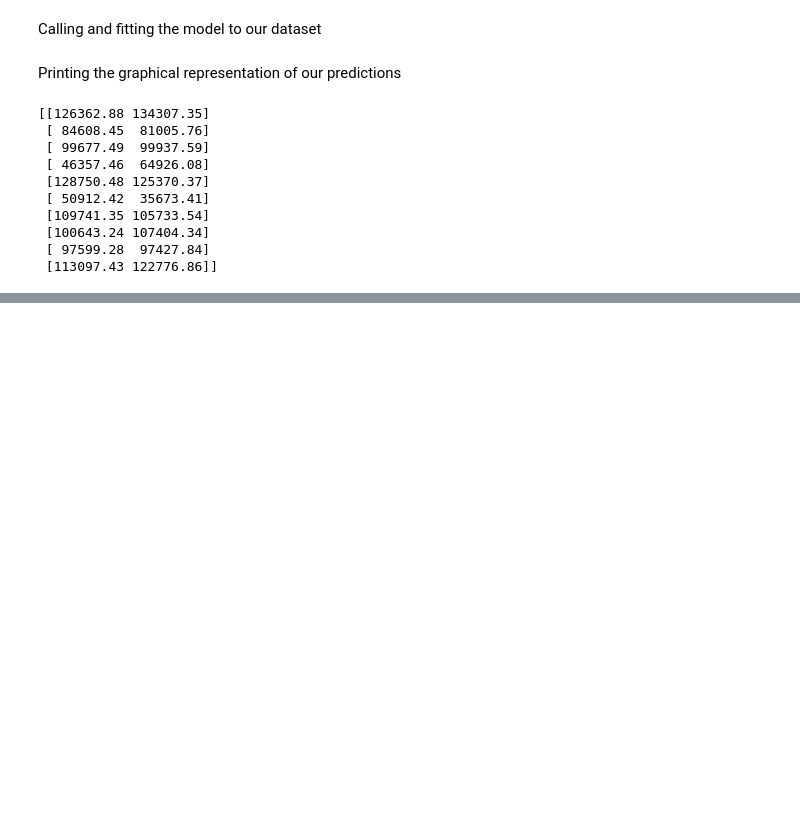
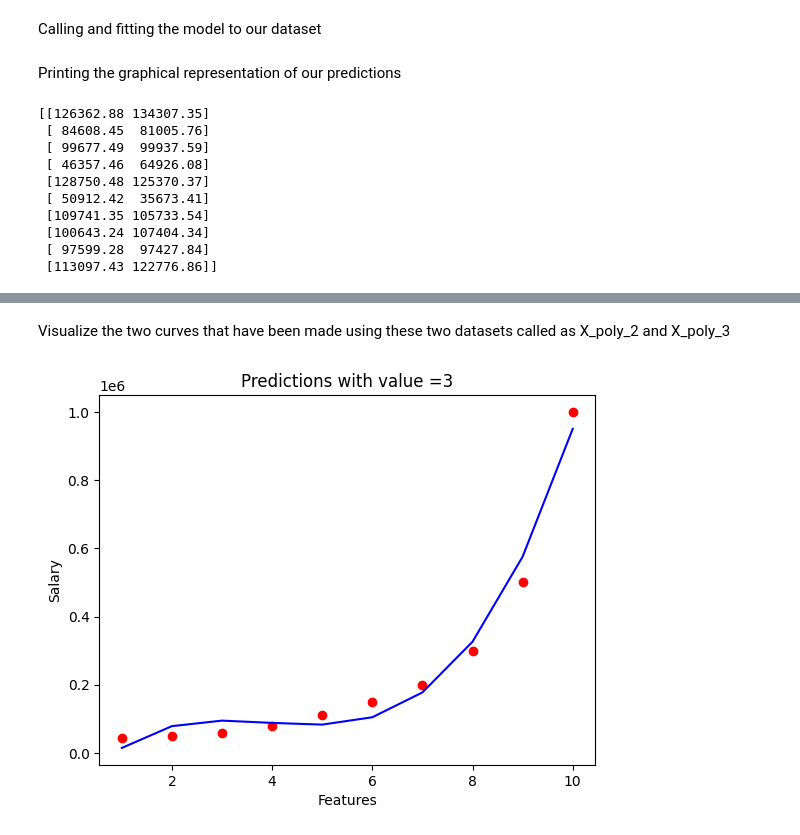
Before and after one commit to Nikhil-Patil-Web/MachineLearningTutorials, a Jupyter notebook: CodeAlongFile.ipynb, the cells around one changed output, grey strips where cells are left out. Drawn from its saved outputs; the diff is of its cells as text; code cells hidden in the pictures; blank space fills up the shorter version.

```diff
--- a/CodeAlongFile.ipynb
+++ b/CodeAlongFile.ipynb
@@ -288,0 +412,21 @@ We will now begin with the Polynomial Regression
+# %%
+from sklearn.preprocessing import PolynomialFeatures
+poly_reg_2 = PolynomialFeatures(degree=3)
+poly_reg_3 = PolynomialFeatures(degree=4)
+
+X_poly_2 = poly_reg_2.fit_transform(X)
+X_poly_3 = poly_reg_3.fit_transform(X)
+
+linearRegression3 = LinearRegression().fit(X_poly_2, y)
+linearRegression4 = LinearRegression().fit(X_poly_3, y)
+# %% [markdown]
+Visualize the two curves that have been made using these two datasets called as X_poly_2 and X_poly_3
+# %%
+plt.scatter(X, y, color="red")
+plt.plot(X, linearRegression3.predict(X_poly_2), color="blue")
+plt.title("Predictions with value =3")
+plt.xlabel("Features")
+plt.ylabel("Salary")
+plt.show()
+# %% [output]
+[figure, added]
```
Also changed, not shown: parts of 26 cells of this notebook.
